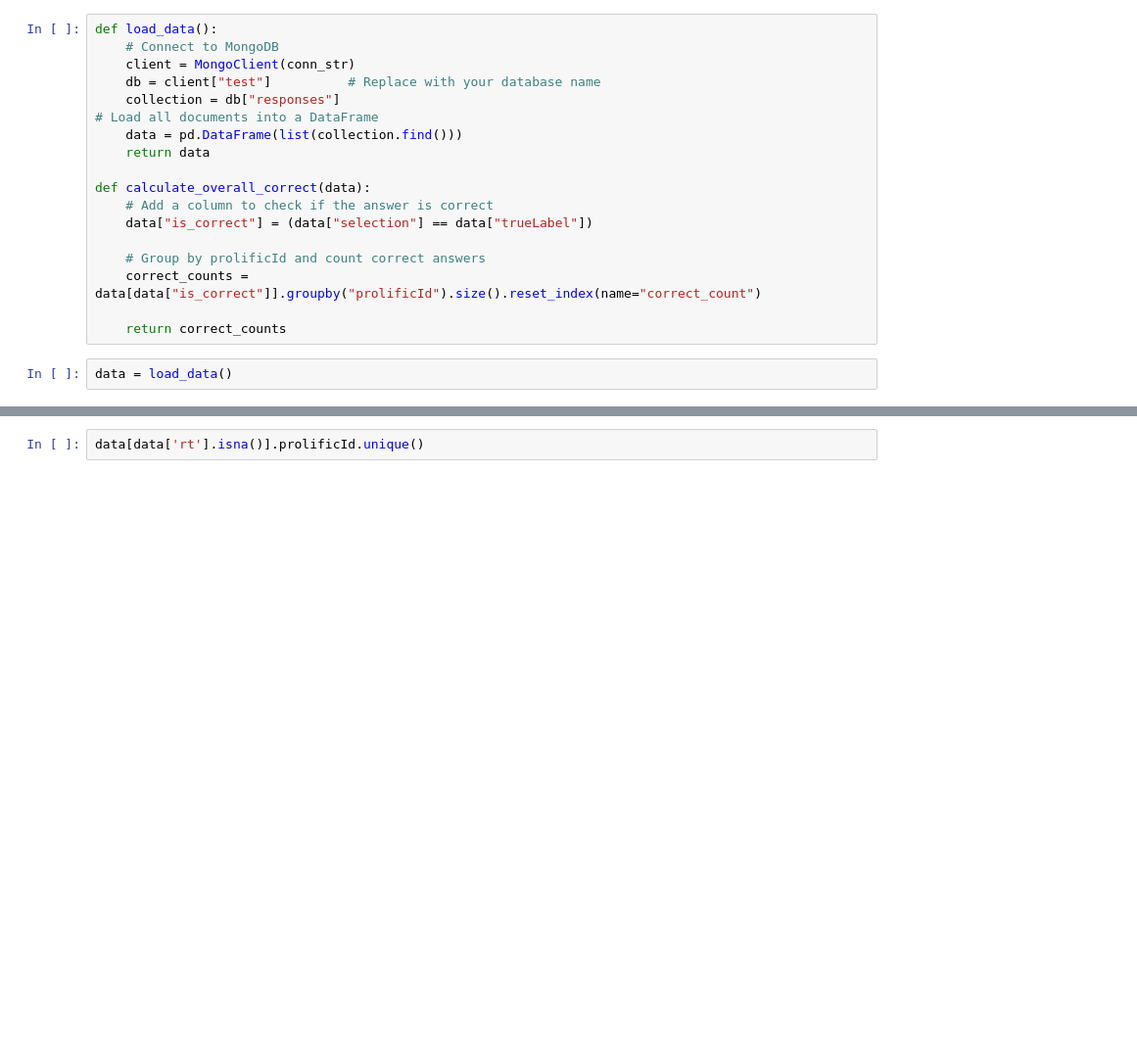
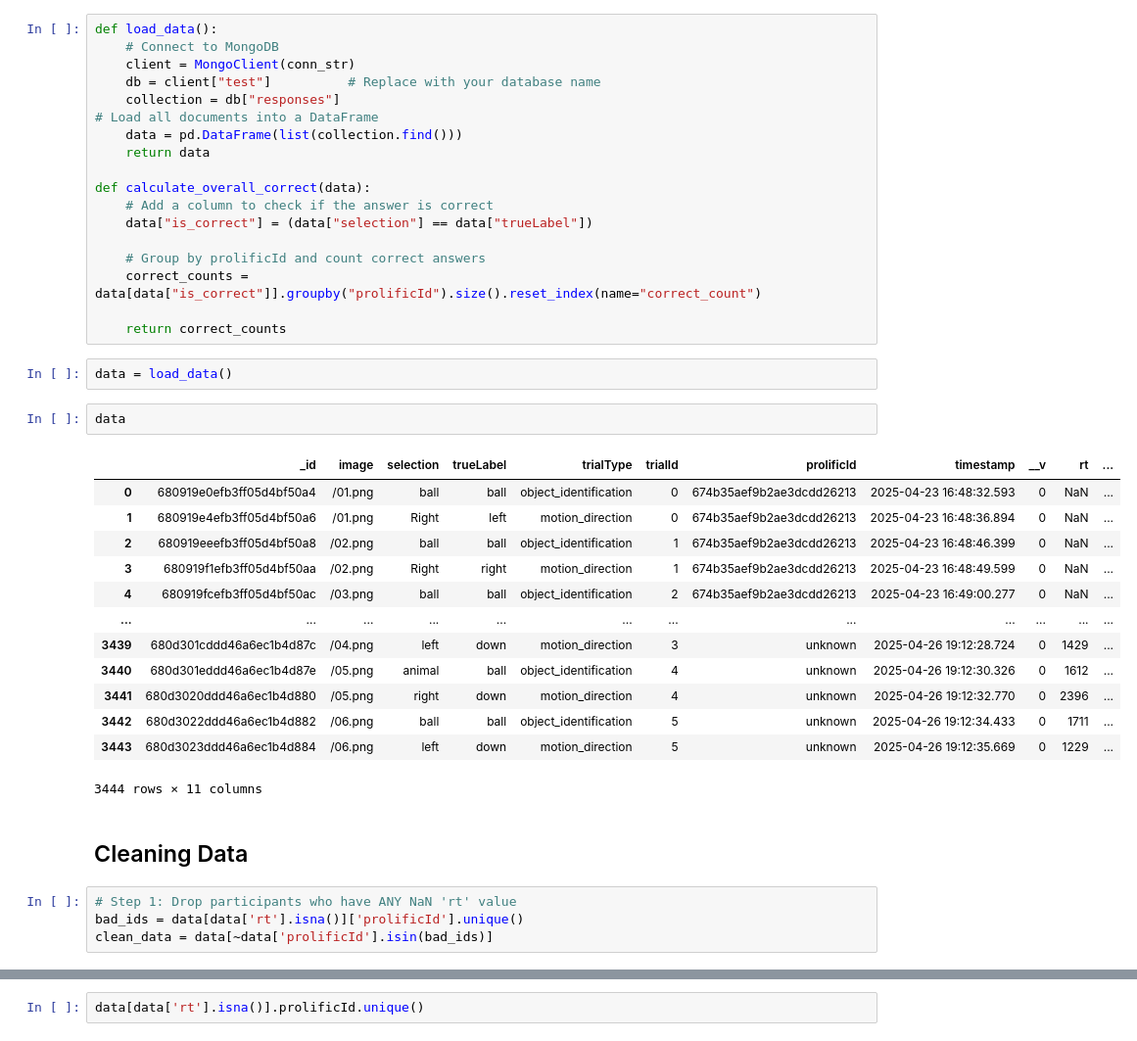
Before and after one commit to skrigel/motion_blur_experiment, a Jupyter notebook: user_analysis.ipynb, the cells around one changed output, grey strips where cells are left out. Shown at 98% size. Drawn from its saved outputs; the diff is of its cells as text; blank space fills up the shorter version.

```diff
--- a/user_analysis.ipynb
+++ b/user_analysis.ipynb
@@ -29,3 +29,25 @@ def calculate_overall_correct(data):
     return correct_counts
 # %%
 data = load_data()
+# %%
+data
+# %% [output]
+|  | _id | image | selection | trueLabel | trialType | trialId | prolificId | timestamp | __v | rt | ... |
+| 0 | 680919e0efb3ff05d4bf50a4 | /01.png | ball | ball | object_identification | 0 | 674b35aef9b2ae3dcdd26213 | 2025-04-23 16:48:32.593 | 0 | NaN | ... |
+| 1 | 680919e4efb3ff05d4bf50a6 | /01.png | Right | left | motion_direction | 0 | 674b35aef9b2ae3dcdd26213 | 2025-04-23 16:48:36.894 | 0 | NaN | ... |
+| 2 | 680919eeefb3ff05d4bf50a8 | /02.png | ball | ball | object_identification | 1 | 674b35aef9b2ae3dcdd26213 | 2025-04-23 16:48:46.399 | 0 | NaN | ... |
+| 3 | 680919f1efb3ff05d4bf50aa | /02.png | Right | right | motion_direction | 1 | 674b35aef9b2ae3dcdd26213 | 2025-04-23 16:48:49.599 | 0 | NaN | ... |
+| 4 | 680919fcefb3ff05d4bf50ac | /03.png | ball | ball | object_identification | 2 | 674b35aef9b2ae3dcdd26213 | 2025-04-23 16:49:00.277 | 0 | NaN | ... |
+| ... | ... | ... | ... | ... | ... | ... | ... | ... | ... | ... | ... |
+| 3439 | 680d301cddd46a6ec1b4d87c | /04.png | left | down | motion_direction | 3 | unknown | 2025-04-26 19:12:28.724 | 0 | 1429 | ... |
+| 3440 | 680d301eddd46a6ec1b4d87e | /05.png | animal | ball | object_identification | 4 | unknown | 2025-04-26 19:12:30.326 | 0 | 1612 | ... |
+| 3441 | 680d3020ddd46a6ec1b4d880 | /05.png | right | down | motion_direction | 4 | unknown | 2025-04-26 19:12:32.770 | 0 | 2396 | ... |
+| 3442 | 680d3022ddd46a6ec1b4d882 | /06.png | ball | ball | object_identification | 5 | unknown | 2025-04-26 19:12:34.433 | 0 | 1711 | ... |
+| 3443 | 680d3023ddd46a6ec1b4d884 | /06.png | left | down | motion_direction | 5 | unknown | 2025-04-26 19:12:35.669 | 0 | 1229 | ... |
+3444 rows × 11 columns
+# %% [markdown]
+## Cleaning Data
+# %%
+# Step 1: Drop participants who have ANY NaN 'rt' value
+bad_ids = data[data['rt'].isna()]['prolificId'].unique()
+clean_data = data[~data['prolificId'].isin(bad_ids)]
```
Also changed, not shown: parts of 18 cells of this notebook, 58 other files.
